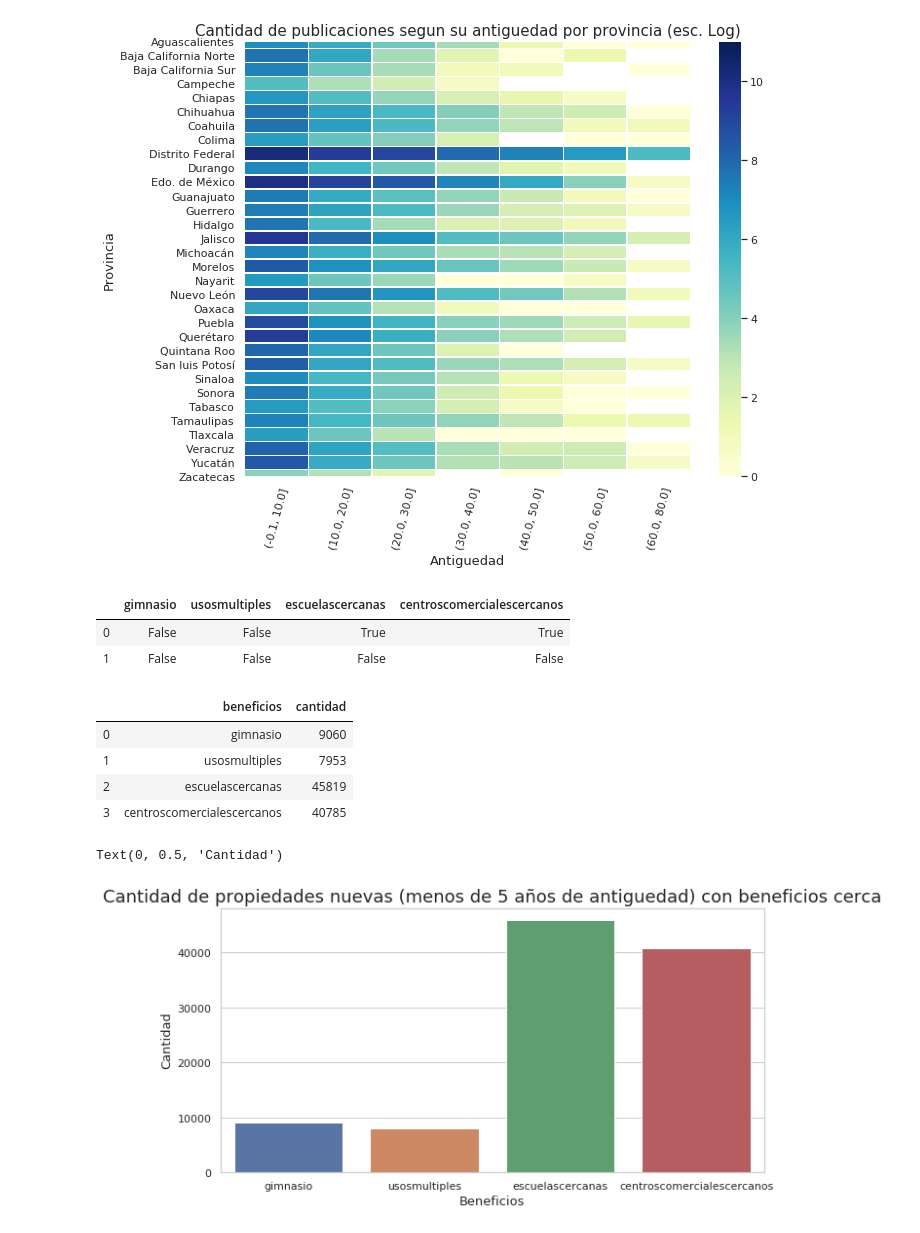
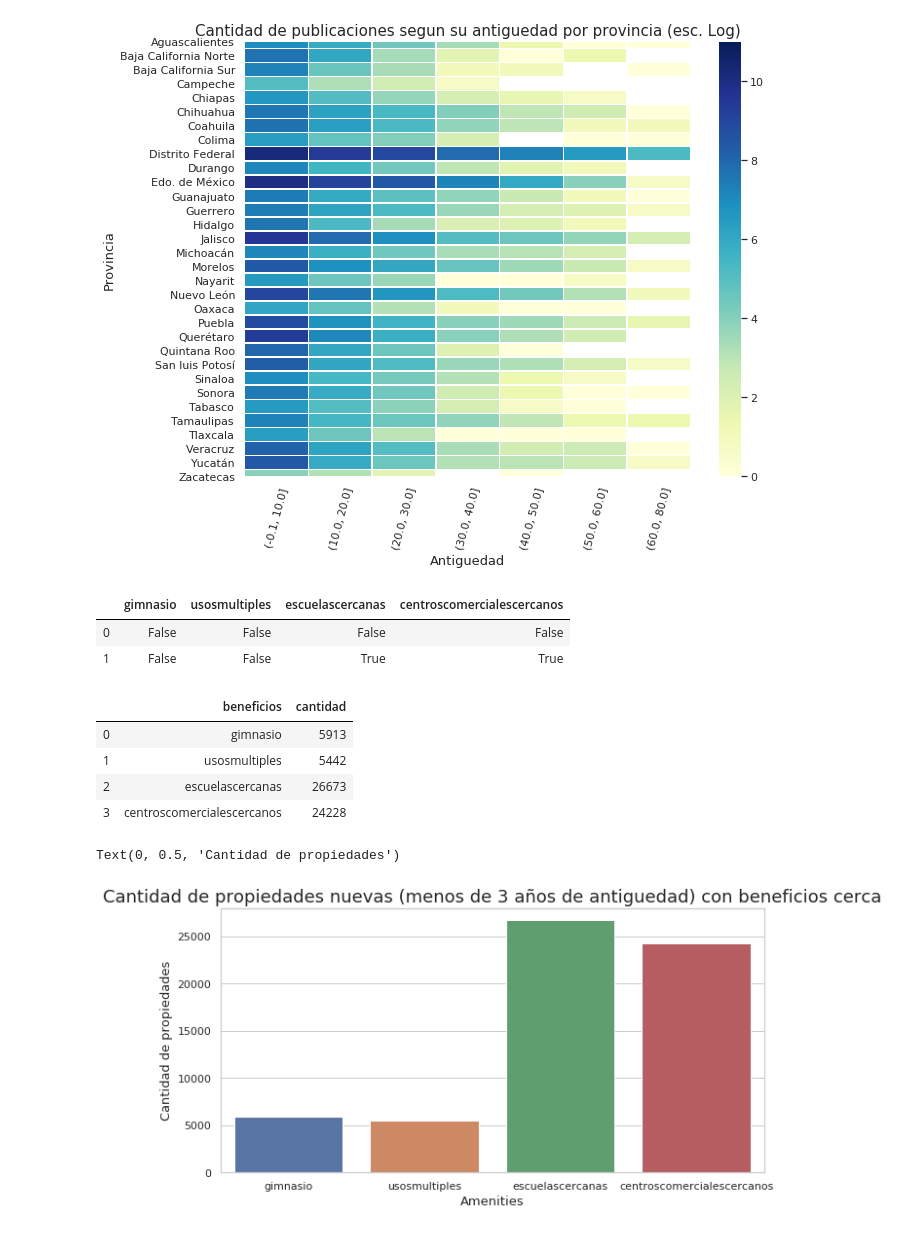
Before and after one commit to PBrrtrn/7506-organizacion-de-datos, a Jupyter notebook: src/exp/exploracion_por_antiguedad.ipynb, the cells around one changed output. Cells and saved outputs as stored; diff of their text form; code cells hidden in the pictures.

```diff
--- a/src/exp/exploracion_por_antiguedad.ipynb
+++ b/src/exp/exploracion_por_antiguedad.ipynb
@@ -257,14 +271,14 @@ g.set_ylabel("Provincia", fontsize=13)
 Text(66.5, 0.5, 'Provincia')
 [figure]
 # %%
-ant_cercanias = data[data["antiguedad"] <= 5.0]
+ant_cercanias = data[data["antiguedad"] <= 3.0]
 ant_cercanias = ant_cercanias[["antiguedad", "gimnasio", "usosmultiples", "escuelascercanas", "centroscomercialescercanos"]].reset_index(drop=True)
 ant_cercanias = ant_cercanias.drop(columns=["antiguedad"])
 ant_cercanias.head(2)
 # %% [output]
 |  | gimnasio | usosmultiples | escuelascercanas | centroscomercialescercanos |
-| 0 | False | False | True | True |
-| 1 | False | False | False | False |
+| 0 | False | False | False | False |
+| 1 | False | False | True | True |
 # %%
 ant_cercanias_t = ant_cercanias[ant_cercanias[["gimnasio", "usosmultiples", "escuelascercanas", "centroscomercialescercanos"]] == True]
 ant_cercanias_t = ant_cercanias_t.count().reset_index()
@@ -272,16 +286,16 @@ ant_cercanias_t = ant_cercanias_t.rename(columns={"index":"beneficios", 0:"canti
 ant_cercanias_t
 # %% [output]
 |  | beneficios | cantidad |
-| 0 | gimnasio | 9060 |
-| 1 | usosmultiples | 7953 |
-| 2 | escuelascercanas | 45819 |
-| 3 | centroscomercialescercanos | 40785 |
+| 0 | gimnasio | 5913 |
+| 1 | usosmultiples | 5442 |
+| 2 | escuelascercanas | 26673 |
+| 3 | centroscomercialescercanos | 24228 |
 # %%
 plt.figure(figsize=(10,5))
 g = sns.barplot(x = "beneficios", y = "cantidad", data = ant_cercanias_t)
-g.set_title("Cantidad de propiedades nuevas (menos de 5 años de antiguedad) con beneficios cerca", fontsize=18)
-g.set_xlabel("Beneficios", fontsize=13)
-g.set_ylabel("Cantidad",fontsize=13 )
+g.set_title("Cantidad de propiedades nuevas (menos de 3 años de antiguedad) con beneficios cerca", fontsize=18)
+g.set_xlabel("Amenities", fontsize=13)
+g.set_ylabel("Cantidad de propiedades",fontsize=13 )
 # %% [output]
-Text(0, 0.5, 'Cantidad')
+Text(0, 0.5, 'Cantidad de propiedades')
-[figure, old version]
+[figure, new version]
```
Also changed, not shown: parts of 3 cells of this notebook, 1 other file.
